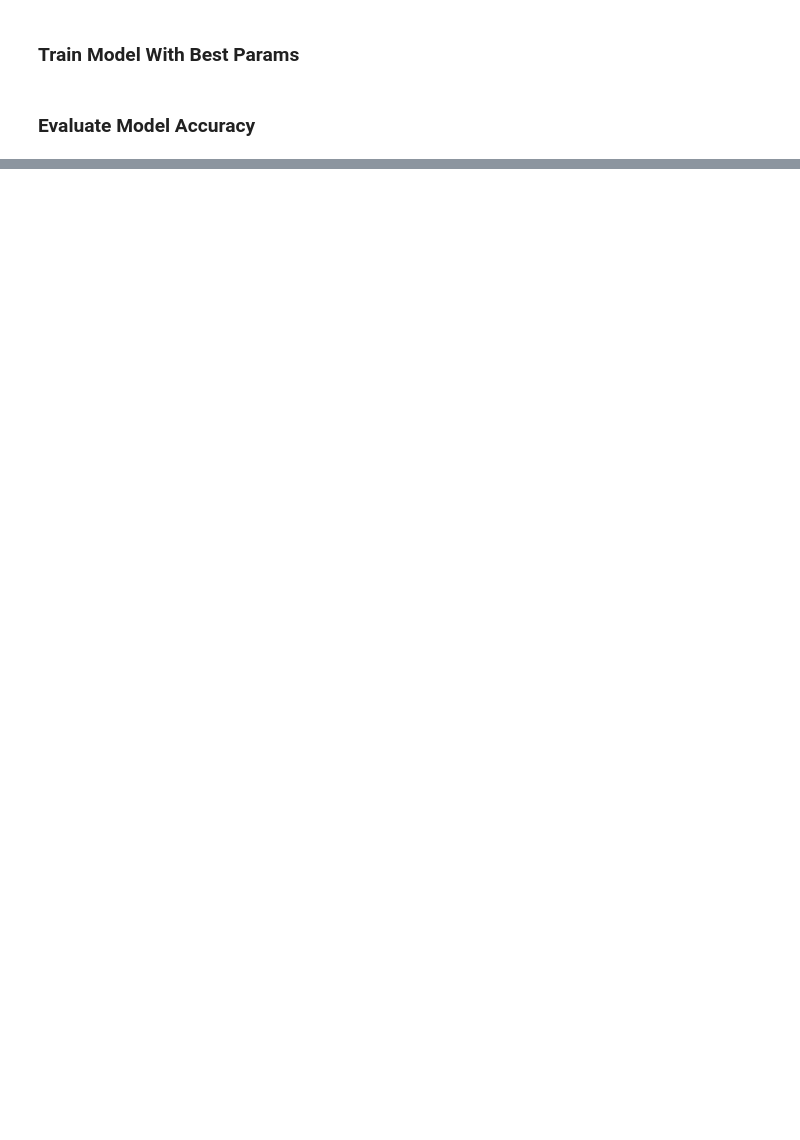
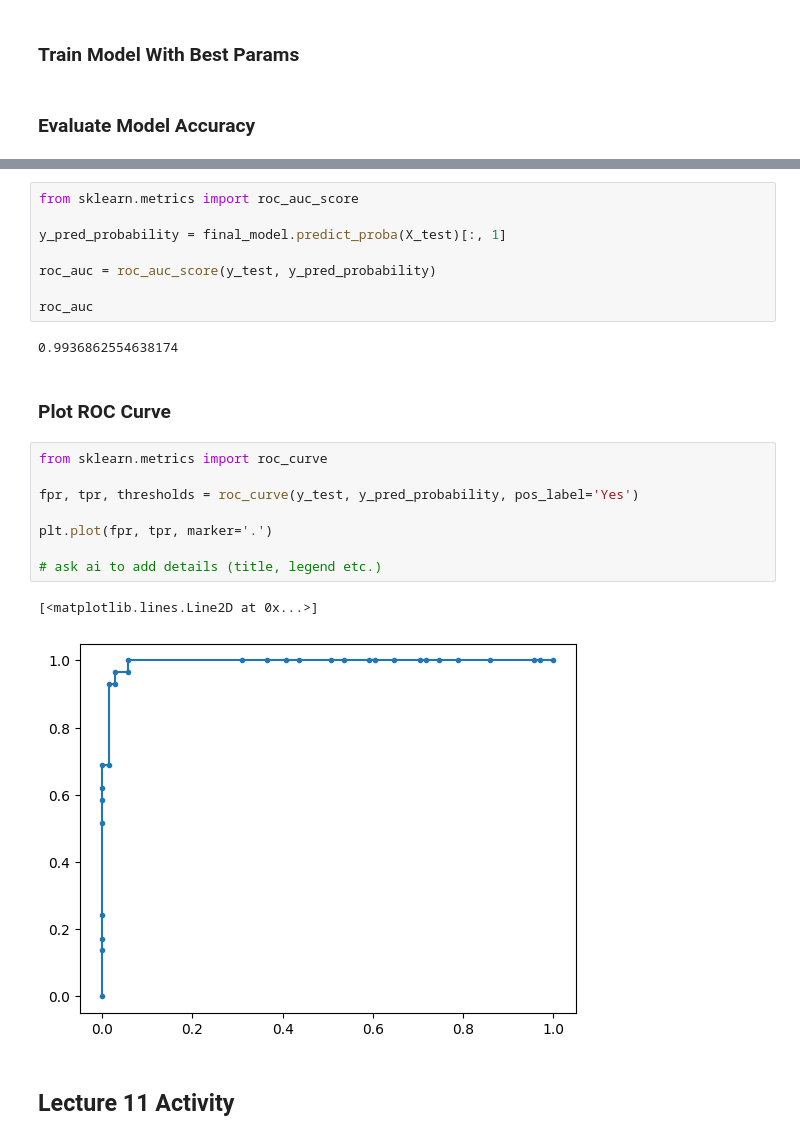
Before and after one commit to CAE-behi/BE447-Lectures-9-10, a Jupyter notebook: Lecture_9/Lecture 9_10_Notes.ipynb, the cells around one changed output, grey strips where cells are left out. Drawn from its saved outputs; the diff is of its cells as text; blank space fills up the shorter version.

```diff
--- a/Lecture_9/Lecture 9_10_Notes.ipynb
+++ b/Lecture_9/Lecture 9_10_Notes.ipynb
@@ -328,0 +397,25 @@ best_hyperparams
+# %%
+from sklearn.metrics import roc_auc_score
+
+y_pred_probability = final_model.predict_proba(X_test)[:, 1]
+
+roc_auc = roc_auc_score(y_test, y_pred_probability)
+
+roc_auc
+# %% [output]
+0.9936862554638174
+# %% [markdown]
+### Plot ROC Curve
+# %%
+from sklearn.metrics import roc_curve
+
+fpr, tpr, thresholds = roc_curve(y_test, y_pred_probability, pos_label='Yes')
+
+plt.plot(fpr, tpr, marker='.')
+
+# ask ai to add details (title, legend etc.)
+# %% [output]
+[<matplotlib.lines.Line2D at 0x...>]
+[figure, added]
+# %% [markdown]
+## Lecture 11 Activity
```
Also changed, not shown: parts of 21 cells of this notebook, 1 other file.
